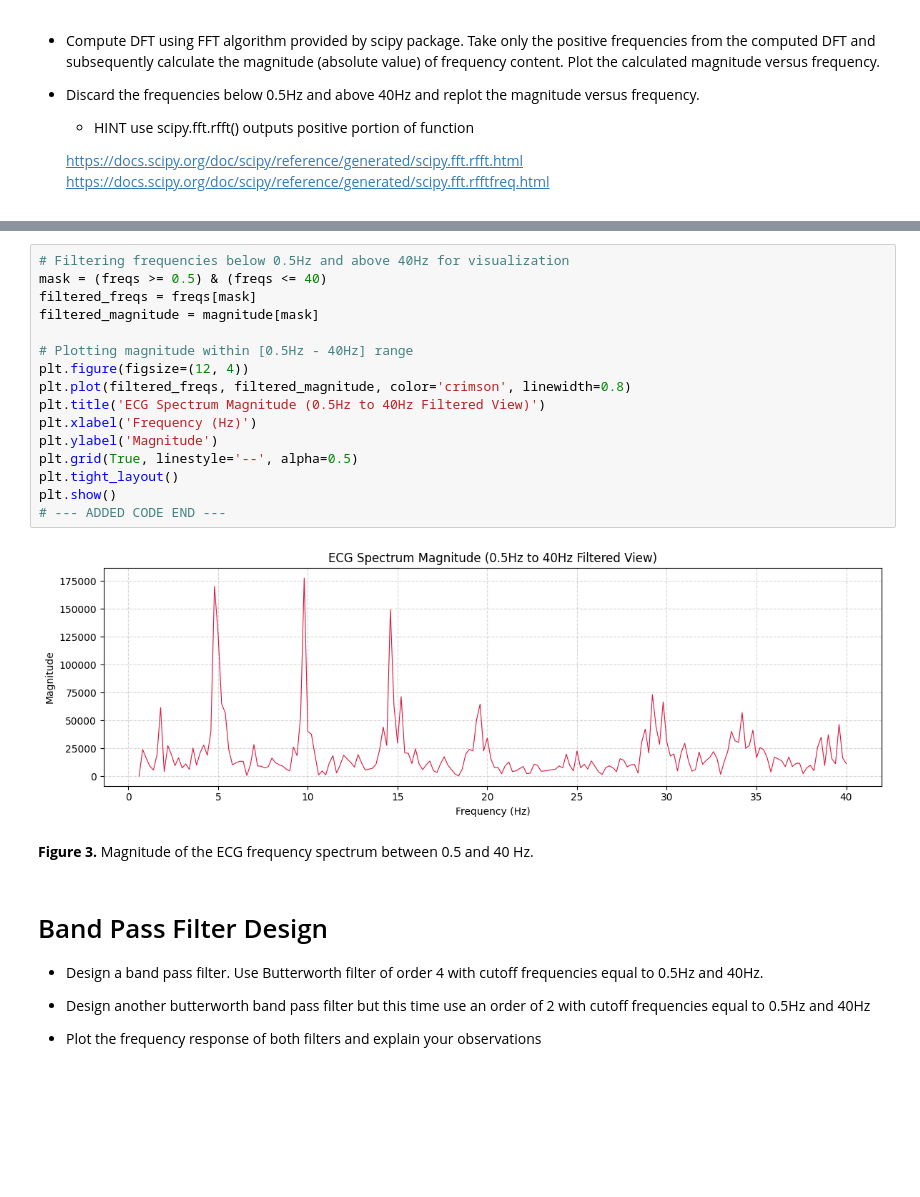
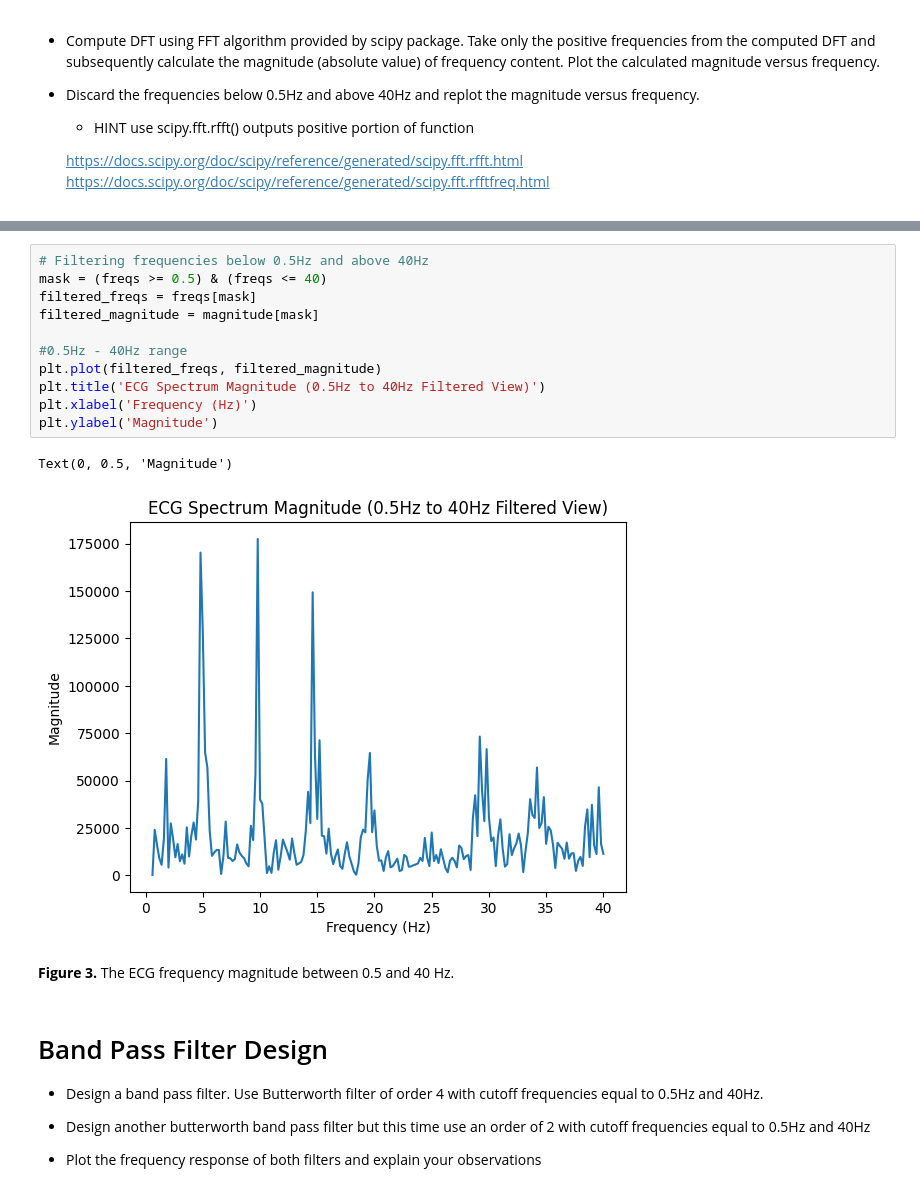
Before and after one commit to simulate111/Acquisition-and-Analysis-of-Biosignals, a Jupyter notebook: dtek0042_exercise_2.ipynb, the cells around one changed output, grey strips where cells are left out. Drawn from its saved outputs; the diff is of its cells as text; blank space fills up the shorter version.

```diff
--- a/dtek0042_exercise_2.ipynb
+++ b/dtek0042_exercise_2.ipynb
@@ -98,23 +87,19 @@ plt.show()
 # %%
-# Filtering frequencies below 0.5Hz and above 40Hz for visualization
+# Filtering frequencies below 0.5Hz and above 40Hz
 mask = (freqs >= 0.5) & (freqs <= 40)
 filtered_freqs = freqs[mask]
 filtered_magnitude = magnitude[mask]
 
-# Plotting magnitude within [0.5Hz - 40Hz] range
-plt.figure(figsize=(12, 4))
-plt.plot(filtered_freqs, filtered_magnitude, color='crimson', linewidth=0.8)
+#0.5Hz - 40Hz range
+plt.plot(filtered_freqs, filtered_magnitude)
 plt.title('ECG Spectrum Magnitude (0.5Hz to 40Hz Filtered View)')
 plt.xlabel('Frequency (Hz)')
 plt.ylabel('Magnitude')
-plt.grid(True, linestyle='--', alpha=0.5)
-plt.tight_layout()
-plt.show()
-# --- ADDED CODE END ---
 # %% [output]
+Text(0, 0.5, 'Magnitude')
-[figure, old version]
+[figure, new version]
 # %% [markdown]
-**Figure 3.** Magnitude of the ECG frequency spectrum between 0.5 and 40 Hz.
+**Figure 3.** The ECG frequency magnitude between 0.5 and 40 Hz.
 # %% [markdown]
 # Band Pass Filter Design
 *  Design a band pass filter. Use Butterworth filter of order 4 with cutoff frequencies equal to 0.5Hz and 40Hz.
```
Also changed, not shown: parts of 12 cells of this notebook.
